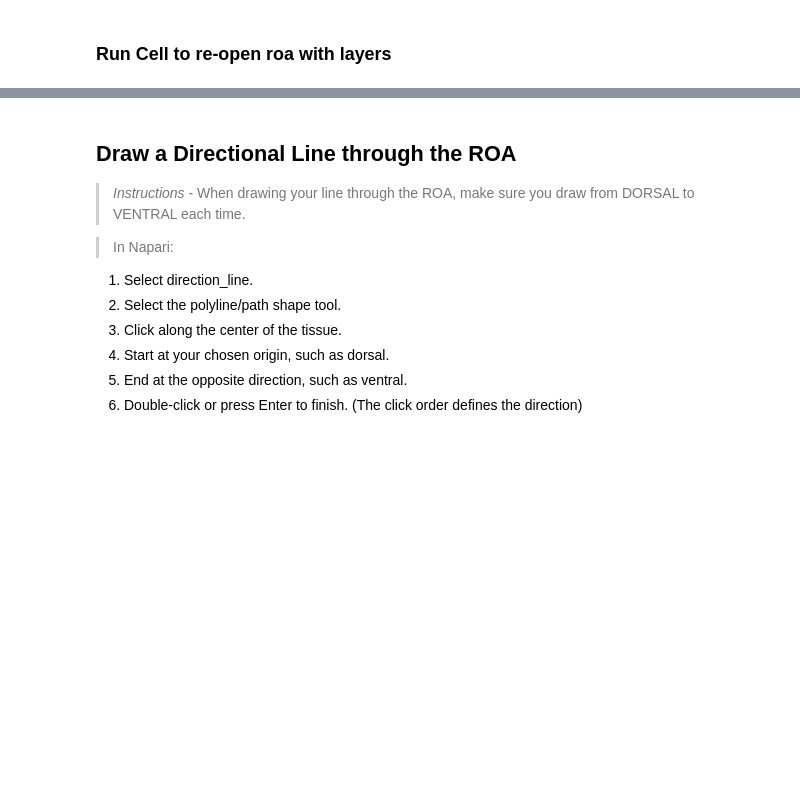
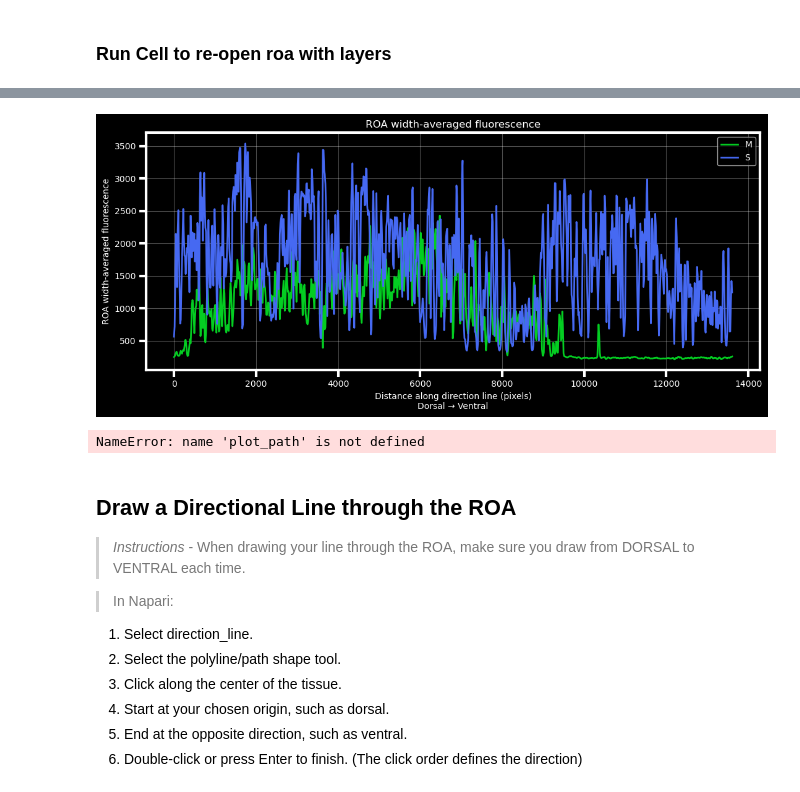
Before and after one commit to Cmhouseholder/pythonCode, a Jupyter notebook: PR_20240501_tbx2aAdult_2yr5mo_s2Cm2G_CryoQuant.ipynb, the cells around one changed output, grey strips where cells are left out. Saved outputs shown, nothing was run; the diff lists cells and outputs as text; code cells hidden in the pictures; blank space fills up the shorter version.

```diff
--- a/PR_20240501_tbx2aAdult_2yr5mo_s2Cm2G_CryoQuant.ipynb
+++ b/PR_20240501_tbx2aAdult_2yr5mo_s2Cm2G_CryoQuant.ipynb
@@ -263,9 +265,9 @@ viewer.layers.remove_selected()
 # gene = 'mip_stitched'
 
 # Zoom Out [001]
-# filePath = '20240501_2yr5mo_tbx2ahet_m2G_s2C_L01_001_mip_stitched'; gene = 'mip_stitched';
-filePath = '20240501_2yr5mo_tbx2ahet_m2G_s2C_L02_001_mip_stitched'; gene = 'mip_stitched';
-# filePath = '20240501_2yr5mo_tbx2ahet_m2G_s2C_L03_001_mip_stitched'; gene = 'mip_stitched';
+# filePath = '20240501_2yr5mo_tbx2ahet_m2G_s2C_L01_001_mip_stitched'; gene = 'mip_stitched'; #redone
+# filePath = '20240501_2yr5mo_tbx2ahet_m2G_s2C_L02_001_mip_stitched'; gene = 'mip_stitched'; #redone
+filePath = '20240501_2yr5mo_tbx2ahet_m2G_s2C_L03_001_mip_stitched'; gene = 'mip_stitched';
 
 # Look for either TIFF extension in dirData
 candidate_paths = [
@@ -593,3 +865,42 @@ Unique values (first 20): [0 1]
+# %%
+# -----------------------------
+# Plot the direction-preserving profiles
+# -----------------------------
+plot_colors = {
+    "R": "#747474",
+    "U": "#B540B7",
+    "S": "#4669F2",
+    "M": "#04CD22",
+    "L": "#CC2C2A",
+}
+
+fig, ax = plt.subplots(figsize=(11, 5))
+
+for image_layer_name, table in profile_tables.items():
+    ax.plot(
+        table["distance_pixels"],
+        table["intensity"],
+        color=plot_colors.get(image_layer_name, "black"),
+        linewidth=2,
+        label=image_layer_name,
+    )
+
+ax.set_xlabel("Distance along direction line (pixels)\nDorsal → Ventral")
+ax.set_ylabel("ROA width-averaged fluorescence")
+ax.set_title("ROA width-averaged fluorescence")
+ax.grid(alpha=0.3)
+ax.legend()
+fig.tight_layout()
+plt.show()
+
+# Uncomment to save the figure:
+fig.savefig(plot_path, dpi=300, bbox_inches="tight")
+
+print(f"Direction-line length: {total_length:.1f} pixels")
+print(f"Profiles contain {len(center_distances)} overlapping windows")
+# %% [output]
+[figure, added]
+NameError: name 'plot_path' is not defined
 # %% [markdown]
 ## Draw a Directional Line through the ROA
 
```
Also changed, not shown: parts of 6 cells of this notebook, 7 other files.
